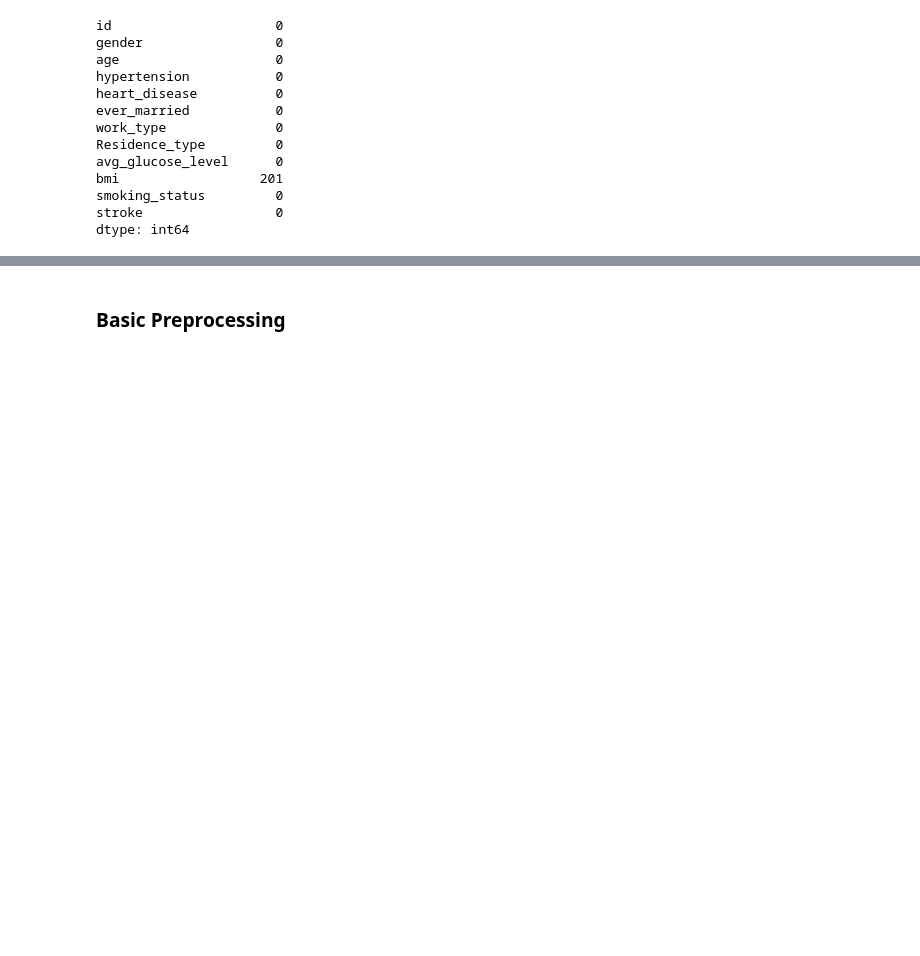
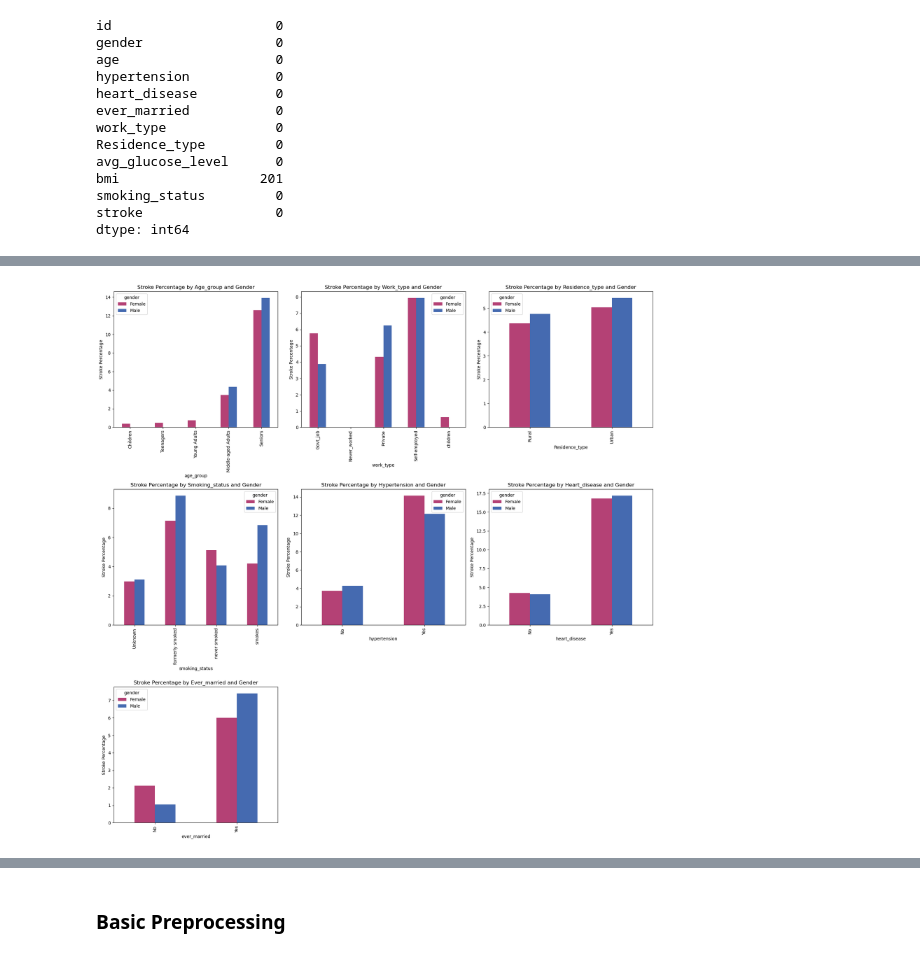
Before and after one commit to lukas-stamm/data-exploration-project, a Jupyter notebook: final_code.ipynb, the cells around one changed output, grey strips where cells are left out. Saved outputs shown, nothing was run; the diff lists cells and outputs as text; code cells hidden in the pictures; blank space fills up the shorter version.

Commit message:
visualizations

```diff
--- a/final_code.ipynb
+++ b/final_code.ipynb
@@ -122,0 +191,45 @@ visualize_df["age_group"] = pd.cut(visualize_df["age"], bins=bins, labels=labels
+# %%
+
+
+# List of variables to group by
+variables = ["age_group", "work_type", "Residence_type", "smoking_status", "hypertension", "heart_disease", "ever_married"]
+
+# Create grid
+fig, axs = plt.subplots(3, 3, figsize=(18, 18))
+
+# Flatten axs
+axs = axs.flatten()
+
+# Function to set labels
+def get_tick_labels(var, index):
+    if var in ["hypertension", "heart_disease"]:
+        return ["No", "Yes"]
+    return index.astype(str)
+
+# Iterate over variables and axs simultaneously
+for i, var in enumerate(variables):
+    ax = axs[i]
+    grouped = visualize_df.groupby([var, "gender"])
+    total = grouped.size()
+    stroke_cases = grouped['stroke'].sum()
+    stroke_percentage = (stroke_cases / total) * 100
+    result = stroke_percentage.reset_index(name='stroke_percentage')
+
+    result_pivot = result.pivot(index=var, columns="gender", values="stroke_percentage")
+
+
+    tick_labels = get_tick_labels(var, result_pivot.index)
+
+    result_pivot.plot(kind='bar', ax=ax, color=["#B44175", "#456AB0"])
+    ax.set_title(f'Stroke Percentage by {var.capitalize()} and Gender')
+    ax.set_ylabel('Stroke Percentage')
+    ax.set_xticklabels(tick_labels)
+
+# Remove unused subplots
+for i in range(len(variables), len(axs)):
+    fig.delaxes(axs[i])
+
+plt.tight_layout()
+plt.show()
+# %% [output]
+[figure, added]
```
Also changed, not shown: parts of 9 cells of this notebook.
